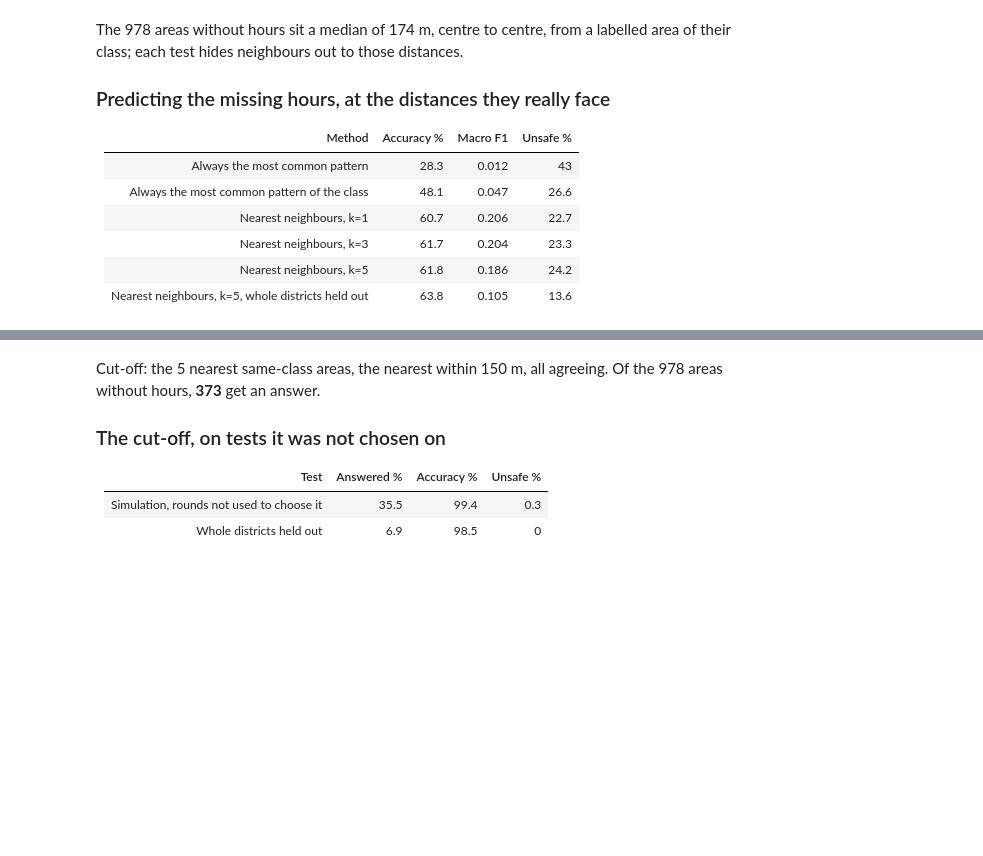
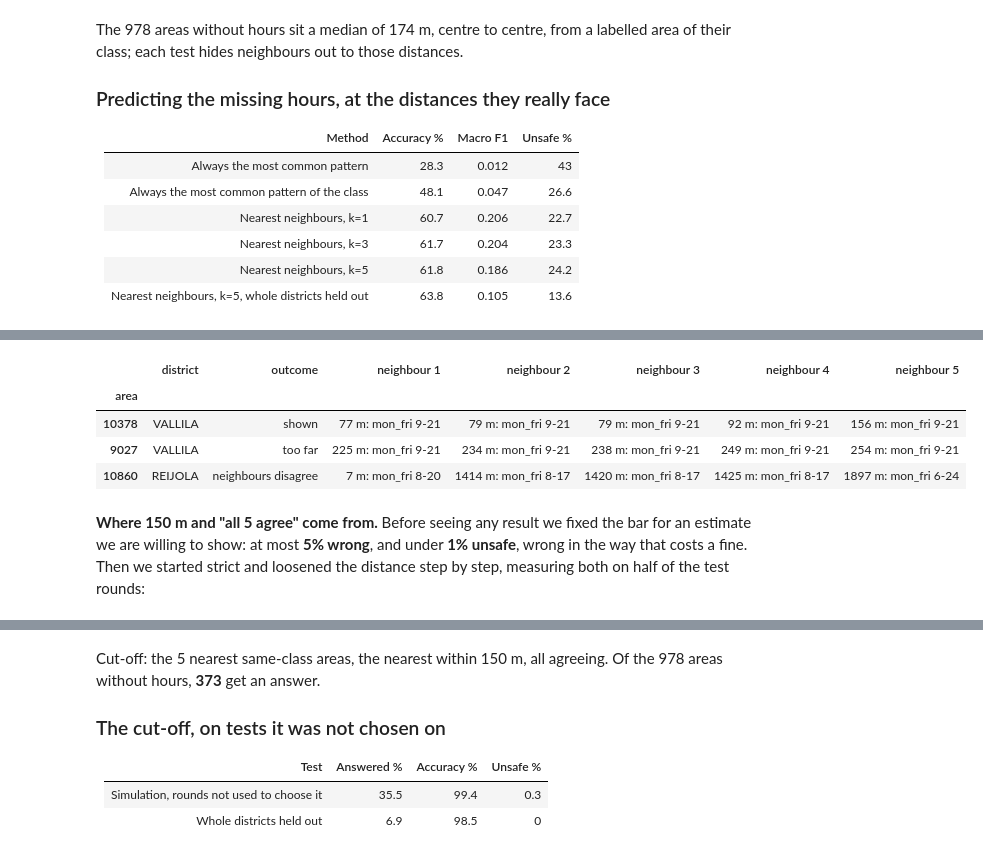
Before and after one commit to tercanfurkan/parkkiko, a Jupyter notebook: notebooks/stages/05_learning.ipynb, the cells around one changed output, grey strips where cells are left out. Cells and saved outputs as stored; diff of their text form; code cells hidden in the pictures; blank space fills up the shorter version.

```diff
--- a/notebooks/stages/05_learning.ipynb
+++ b/notebooks/stages/05_learning.ipynb
@@ -84,0 +90,26 @@ districts:
+# %%
+neighbours = learning.Neighbours(results["labelled"])
+targets, predicted, cut = results["targets"], results["predicted"], results["cut"]
+shown = predicted[predicted["answer"]].sort_values("nearest")
+examples = {
+    "shown": shown.index[len(shown) // 2],
+    "too far": predicted[(predicted["share"] == 1) & (predicted["nearest"] > 1.5 * cut["distance"])].sort_values("nearest").index[0],
+    "neighbours disagree": predicted[(predicted["nearest"] <= cut["distance"]) & (predicted["share"] < 1)].sort_values("nearest").index[0],
+}
+rows = []
+for outcome, i in examples.items():
+    found = neighbours.nearest(targets.at[i, "luokka"], learning.xy(targets.loc[[i]])[0], cut["k"])
+    rows.append({"area": targets.at[i, "id"], "district": targets.at[i, "district"], "outcome": outcome,
+                 **{f"neighbour {n + 1}": f"{d:.0f} m: {rs.readable(h)}" for n, (d, h) in enumerate(found)}})
+pd.DataFrame(rows).set_index("area")
+# %% [output]
+|  | district | outcome | neighbour 1 | neighbour 2 | neighbour 3 | neighbour 4 | neighbour 5 |
+| area |  |  |  |  |  |  |  |
+| 10378 | VALLILA | shown | 77 m: mon_fri 9-21 | 79 m: mon_fri 9-21 | 79 m: mon_fri 9-21 | 92 m: mon_fri 9-21 | 156 m: mon_fri 9-21 |
+| 9027 | VALLILA | too far | 225 m: mon_fri 9-21 | 234 m: mon_fri 9-21 | 238 m: mon_fri 9-21 | 249 m: mon_fri 9-21 | 254 m: mon_fri 9-21 |
+| 10860 | REIJOLA | neighbours disagree | 7 m: mon_fri 8-20 | 1414 m: mon_fri 8-17 | 1420 m: mon_fri 8-17 | 1425 m: mon_fri 8-17 | 1897 m: mon_fri 6-24 |
+# %% [markdown]
+**Where 150 m and "all 5 agree" come from.** Before seeing any result we fixed the bar for an estimate
+we are willing to show: at most **5% wrong**, and under **1% unsafe**, wrong in the way that costs a
+fine. Then we started strict and loosened the distance step by step, measuring both on half of the
+test rounds:
```
Also changed, not shown: parts of 6 cells of this notebook, 3 other files.
